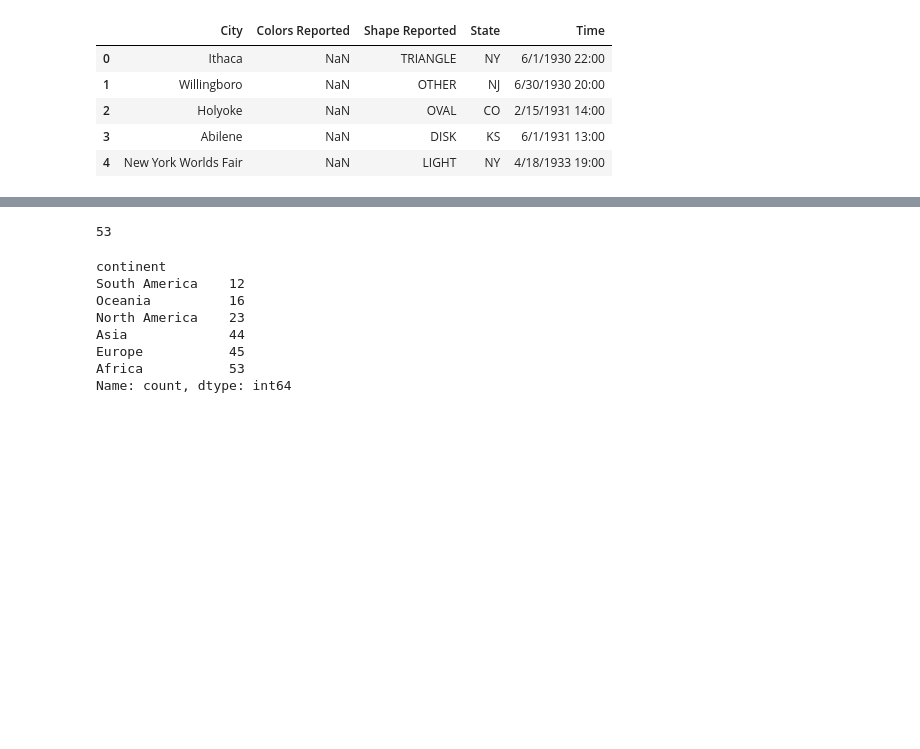
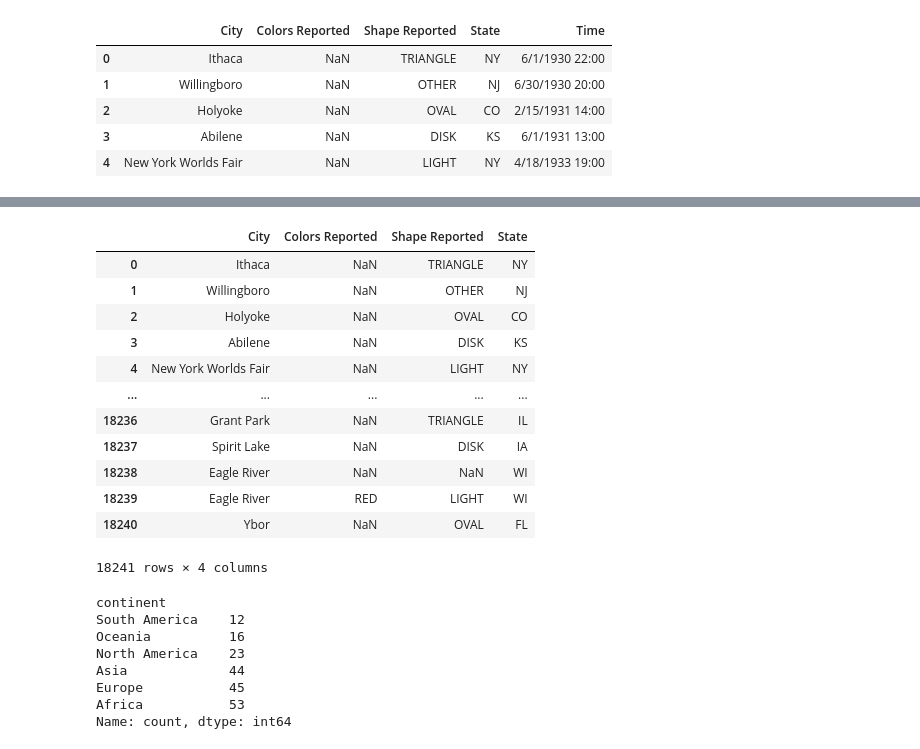
Before and after one commit to ananta-dev/dataschool-Pandas-in-30-days, a Jupyter notebook: notebooks/day19-Select-Multiple-Rows-and-Columns.ipynb, the cells around one changed output, grey strips where cells are left out. Saved outputs shown, nothing was run; the diff lists cells and outputs as text; code cells hidden in the pictures; blank space fills up the shorter version.

```diff
--- a/notebooks/day19-Select-Multiple-Rows-and-Columns.ipynb
+++ b/notebooks/day19-Select-Multiple-Rows-and-Columns.ipynb
@@ -68,7 +78,19 @@ drinks.continent.value_counts()['South America']
 # %%
-drinks.continent.value_counts()['Africa']
+ufo.loc[:, 'City':'State']
 # %% [output]
+|  | City | Colors Reported | Shape Reported | State |
+| 0 | Ithaca | NaN | TRIANGLE | NY |
+| 1 | Willingboro | NaN | OTHER | NJ |
+| 2 | Holyoke | NaN | OVAL | CO |
+| 3 | Abilene | NaN | DISK | KS |
+| 4 | New York Worlds Fair | NaN | LIGHT | NY |
+| ... | ... | ... | ... | ... |
+| 18236 | Grant Park | NaN | TRIANGLE | IL |
+| 18237 | Spirit Lake | NaN | DISK | IA |
+| 18238 | Eagle River | NaN | NaN | WI |
+| 18239 | Eagle River | RED | LIGHT | WI |
+| 18240 | Ybor | NaN | OVAL | FL |
-53
+18241 rows × 4 columns
 # %%
 drinks.continent.value_counts().sort_values()
 # %% [output]
```
Also changed, not shown: parts of 6 cells of this notebook.
